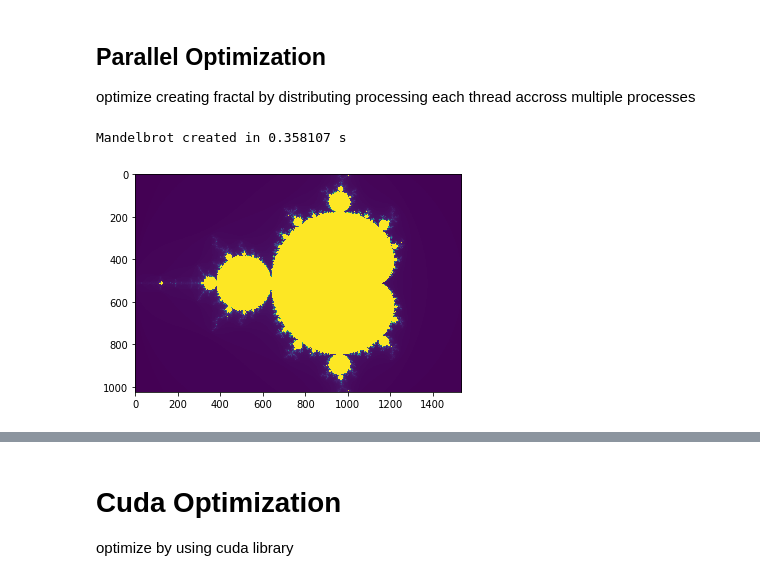
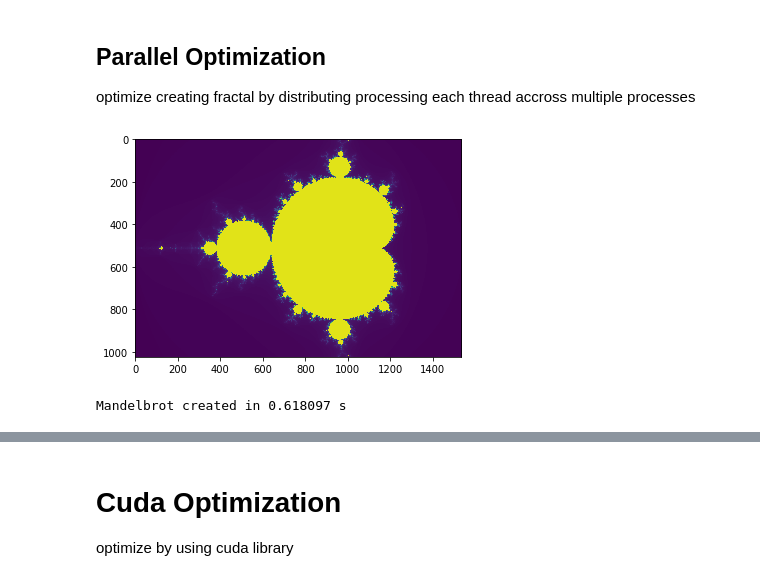
Before and after one commit to nicholas-maltbie/mandelbrot-py, a Jupyter notebook: Mandelbrot.ipynb, the cells around one changed output, grey strips where cells are left out. Cells and saved outputs as stored; diff of their text form; code cells hidden in the pictures.

```diff
--- a/Mandelbrot.ipynb
+++ b/Mandelbrot.ipynb
@@ -115,8 +119,8 @@ Mandelbrot created in 0.537854 s
 
 optimize creating fractal by distributing processing each thread accross multiple processes
 # %%
-@jit(fastmath=True)
-def mandel_fastmath(x, y, max_iters):
+@jit
+def mandel_jit(x, y, max_iters):
     """
     Given the real and imaginary parts of a complex number,
     determine if it is a candidate for membership in the Mandelbrot
@@ -124,7 +128,7 @@ def mandel_fastmath(x, y, max_iters):
     """
     c = complex(x, y)
     z = 0.0j
-    for i in prange(max_iters):
+    for i in range(max_iters):
         z = z ** 2 + c
         if (z.real*z.real + z.imag*z.imag) >= 4:
             return i
@@ -143,20 +147,25 @@ def create_fractal_parallel(min_x, max_x, min_y, max_y, image, iters):
         real = min_x + x * pixel_size_x
         for y in prange(height):
             imag = min_y + y * pixel_size_y
-            color = mandel_fastmath(real, imag, iters)
+            color = mandel_jit(real, imag, iters)
             image[y, x] = color
 # %%
-image = np.zeros((1024, 1536), dtype = np.uint8)
-start = timer()
-create_fractal_parallel(min_x, max_x, min_y, max_y, image, iters)
-dt = timer() - start
+def time_parallel(plot_result=False):
+    image = np.zeros((1024, 1536), dtype = np.uint8)
+    start = timer()
+    create_fractal_parallel(min_x, max_x, min_y, max_y, image, iters)
+    dt = timer() - start
 
-print("Mandelbrot created in %f s" % dt)
-imshow(image)
-show()
+    if plot_result:
+        imshow(image)
+        show()
+
+    return dt
+
+print("Mandelbrot created in %f s" % time_parallel(True))
 # %% [output]
+[figure]
-Mandelbrot created in 0.358107 s
+Mandelbrot created in 0.618097 s
-[figure]
 # %%
 create_fractal_parallel.parallel_diagnostics(level=4)
 # %% [output]
```
Also changed, not shown: parts of 11 cells of this notebook.
